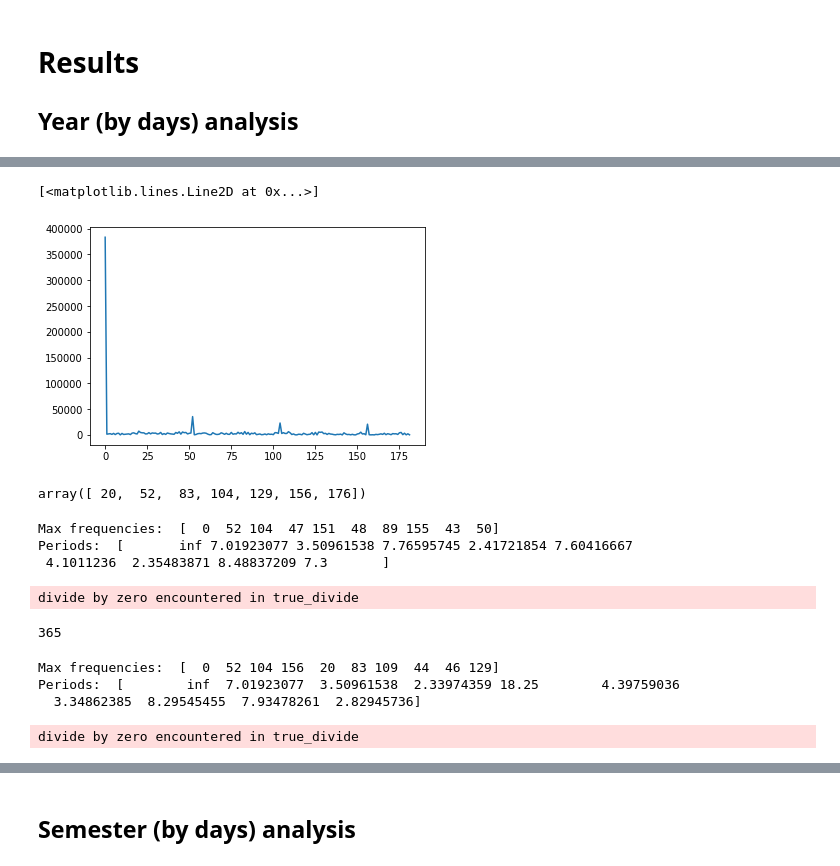
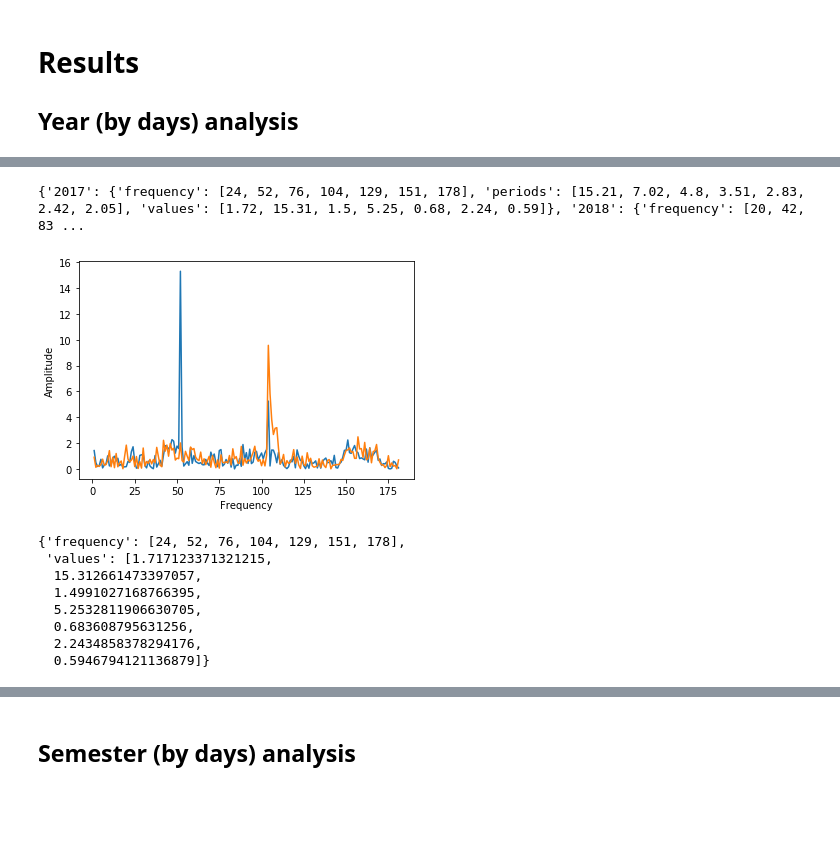
Before and after one commit to jrudascas/security_project, a Jupyter notebook: periodicity_experiments/experiment_02_periodicity_reproducible?.ipynb, the cells around one changed output, grey strips where cells are left out. Saved outputs shown, nothing was run; the diff lists cells and outputs as text; code cells hidden in the pictures; blank space fills up the shorter version.

Commit message:
evaluate periodicity for experiment cases along 2017-2018

```diff
--- a/periodicity_experiments/experiment_02_periodicity_reproducible?.ipynb
+++ b/periodicity_experiments/experiment_02_periodicity_reproducible?.ipynb
@@ -66,3 +76,21 @@ def get_max_frequencies(unilateral_fft_signal,fs_original_signal):
+# %%
+def get_frequency_peaks(unilateral_fft,distance):
+    peaks, _ = find_peaks(unilateral_fft, distance=20)
+    return peaks
+# %%
+def get_peaks_magnitude(unilateral_fft, peaks_location_array):
+    peaks_magnitude = []
+    for peak in peaks_location_array:
+        magnitude = round(unilateral_fft[peak],2)
+        peaks_magnitude.append(magnitude)
+    return peaks_magnitude
+# %%
+def get_peaks_period(array_frequency_peaks,fs):
+    peaks_period = []
+    for peak in array_frequency_peaks:
+        period = round((fs/peak),2)
+        peaks_period.append(period)
+    return peaks_period
 # %% [markdown]
 ## Data
 # %%
@@ -112,30 +106,33 @@ plt.show()
-# %%
-plt.plot(fft_events_in_year_2018)
-# %% [output]
-[<matplotlib.lines.Line2D at 0x...>]
-[figure, removed]
+# %%
+years=[['2017'],['2018']]
+fft_events_in_subset = {}
+time_events_normalized = {}
+peaks = {}
+for year in years:
+    df_by_period=df_by_date_period[df_by_date_period.ANIO.isin(year)]
+    events_on_period = pd.Series(df_by_period['total_eventos']).values
+    time_events_normalized[year[0]] = events_on_period/events_on_period.max()
+    fft_events_in_subset[year[0]] = fourier_analysis(time_events_normalized[year[0]])
+
+    peaks[year[0]]={}
+    peak_points = get_frequency_peaks(fft_events_in_subset[year[0]],20)
+    peak_values = get_peaks_magnitude(fft_events_in_subset[year[0]],peak_points)
+    peak_periods = get_peaks_period(list(peak_points),len(events_on_period))
+    peaks[year[0]]['frequency']=list(peak_points)
+    peaks[year[0]]['periods']=peak_periods
+    peaks[year[0]]['values']=peak_values
+print(peaks)
+# %% [output]
+{'2017': {'frequency': [24, 52, 76, 104, 129, 151, 178], 'periods': [15.21, 7.02, 4.8, 3.51, 2.83, 2.42, 2.05], 'values': [1.72, 15.31, 1.5, 5.25, 0.68, 2.24, 0.59]}, '2018': {'frequency': [20, 42, 83 ...
+[figure, added]
 # %%
-peaks
+peaks['2017']
 # %% [output]
-array([ 20,  52,  83, 104, 129, 156, 176])
+{'frequency': [24, 52, 76, 104, 129, 151, 178],
+ 'values': [1.717123371321215,
+  15.312661473397057,
+  1.4991027168766395,
+  5.2532811906630705,
+  0.683608795631256,
+  2.2434858378294176,
+  0.5946794121136879]}
-# %%
-fs_2017=len(events_by_date[0:365])
-get_max_frequencies(fft_events_in_year_2017,fs_2017)
-# %% [output]
-Max frequencies:  [  0  52 104  47 151  48  89 155  43  50]
-Periods:  [       inf 7.01923077 3.50961538 7.76595745 2.41721854 7.60416667
- 4.1011236  2.35483871 8.48837209 7.3       ]
-divide by zero encountered in true_divide
-# %%
-fs_2017
-len(events_by_date[0:365])
-# %% [output]
-365
-# %%
-fs_2018=len(events_by_date[366:731])
-get_max_frequencies(fft_events_in_year_2018,fs_2018)
-# %% [output]
-Max frequencies:  [  0  52 104 156  20  83 109  44  46 129]
-Periods:  [        inf  7.01923077  3.50961538  2.33974359 18.25        4.39759036
-  3.34862385  8.29545455  7.93478261  2.82945736]
-divide by zero encountered in true_divide
```
Also changed, not shown: parts of 61 cells of this notebook.
